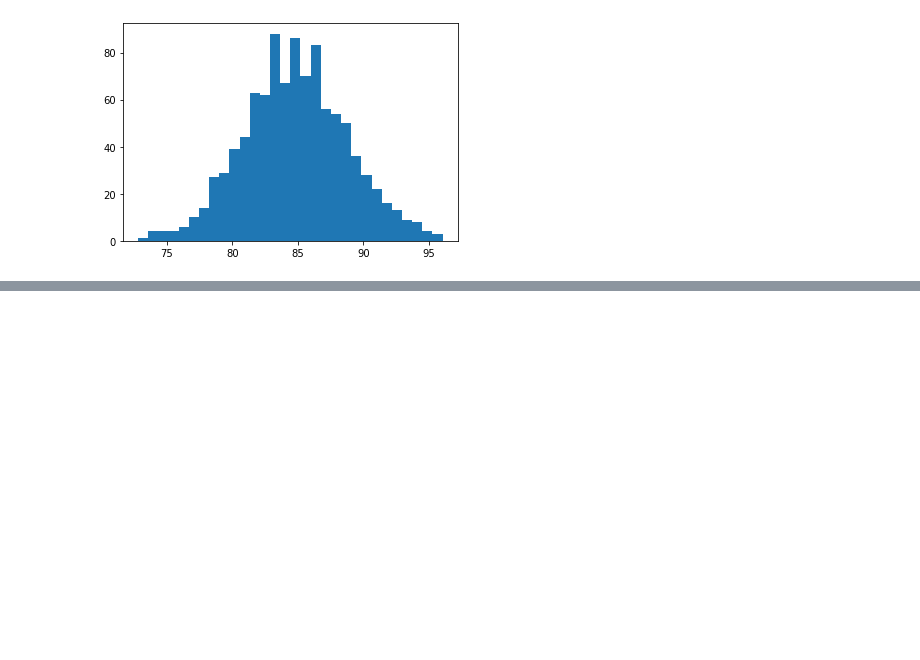
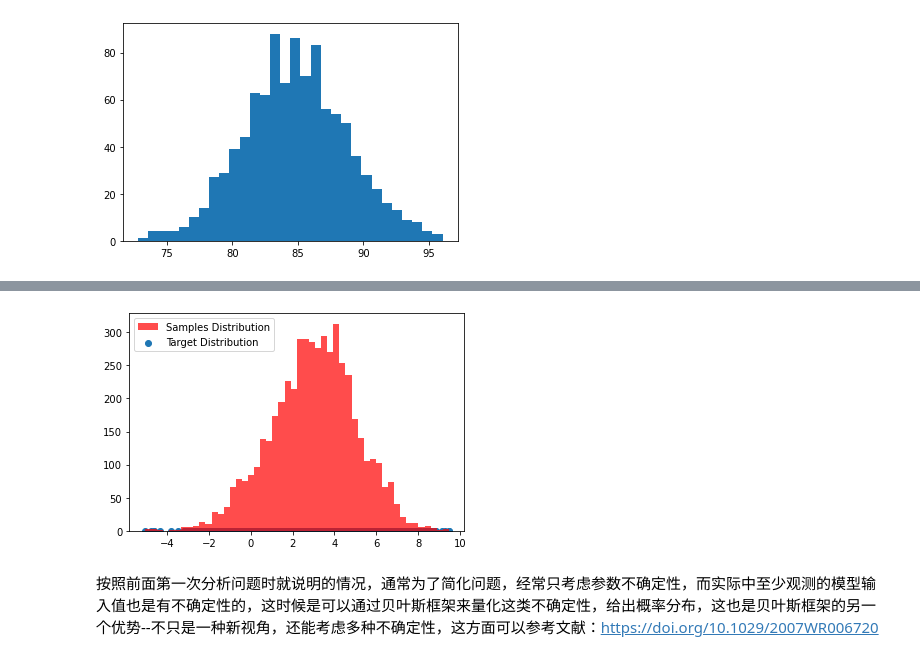
Before and after one commit to OuyangWenyu/elks, a Jupyter notebook: math-basics/machine-learning/MCMC.ipynb, the cells around one changed output, grey strips where cells are left out. Cells and saved outputs as stored; diff of their text form; code cells hidden in the pictures; blank space fills up the shorter version.

```diff
--- a/math-basics/machine-learning/MCMC.ipynb
+++ b/math-basics/machine-learning/MCMC.ipynb
@@ -180,0 +242,6 @@ $$\prod_{i=1}^n \frac{1}{\sqrt{2\pi\sigma_e^2}} exp(-\frac{(x_e-\mu _e)^2}{2\sig
+# %%
+vector1 = np.matrix([[0.7,0.1,0.2]])
+for i in range(80):
+    vector1 = vector1 * matrix
+    print("current round",i+1)
+    print(vector1)
@@ -180,0 +272,7 @@ $$\prod_{i=1}^n \frac{1}{\sqrt{2\pi\sigma_e^2}} exp(-\frac{(x_e-\mu _e)^2}{2\sig
+# %%
+import numpy as np
+matrix = np.matrix([[0.9,0.075,0.025],[0.15,0.8,0.05],[0.25,0.25,0.5]])
+for i in range(10):
+    matrix = matrix * matrix
+    print("current round",i+1)
+    print(matrix)
@@ -180,0 +358,37 @@ $$\prod_{i=1}^n \frac{1}{\sqrt{2\pi\sigma_e^2}} exp(-\frac{(x_e-\mu _e)^2}{2\sig
+# %%
+import random
+import math
+import matplotlib.pyplot as plt
+import seaborn as sns
+import numpy as np
+from scipy.stats import norm
+
+def norm_dist_prob(theta):
+    y = norm.pdf(theta, loc=3, scale=2)
+    return y
+
+T = 5000
+pi = [0 for i in range(T)]
+sigma = 1
+t = 0
+while t < T-1:
+    t = t + 1
+    pi_star = norm.rvs(loc=pi[t - 1], scale=sigma, size=1, random_state=None)   #状态转移进行随机抽样
+    alpha = min(1, (norm_dist_prob(pi_star[0]) / norm_dist_prob(pi[t - 1])))   #alpha值
+
+    u = random.uniform(0, 1)
+    if u < alpha:
+        pi[t] = pi_star[0]
+    else:
+        pi[t] = pi[t - 1]
+
+
+plt.scatter(pi, norm.pdf(pi, loc=3, scale=2),label='Target Distribution')
+num_bins = 50
+plt.hist(pi, num_bins, facecolor='red', alpha=0.7,label='Samples Distribution')
+plt.legend()
+plt.show()
+# %% [output]
+[figure, added]
+# %% [markdown]
+按照前面第一次分析问题时就说明的情况，通常为了简化问题，经常只考虑参数不确定性，而实际中至少观测的模型输入值也是有不确定性的，这时候是可以通过贝叶斯框架来量化这类不确定性，给出概率分布，这也是贝叶斯框架的另一个优势--不只是一种新视角，还能考虑多种不确定性，这方面可以参考文献：https://doi.org/10.1029/2007WR006720
```
Also changed, not shown: parts of 11 cells of this notebook, 16 other files.
